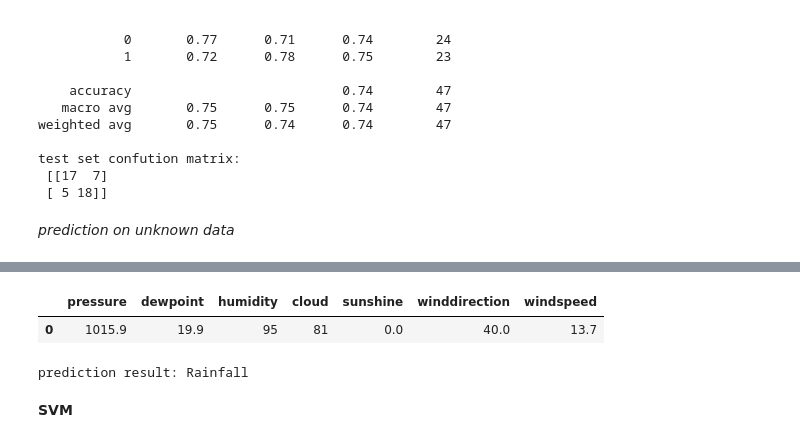
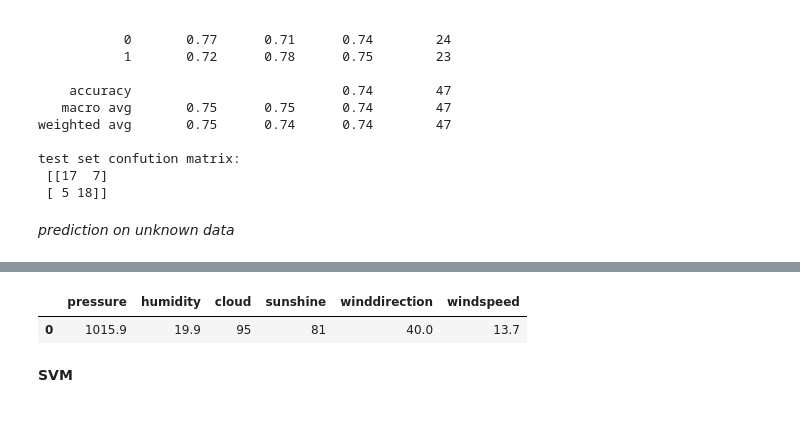
Before and after one commit to malsha91/Rainfall-Prediction, a Jupyter notebook: Rainfall.ipynb, the cells around one changed output, grey strips where cells are left out. Drawn from its saved outputs; the diff is of its cells as text; code cells hidden in the pictures.

```diff
--- a/Rainfall.ipynb
+++ b/Rainfall.ipynb
@@ -272,5 +364,5 @@ The boxplots show that most variables follow a fairly stable range, but several
 # %%
 #drop highly correlated columns
-data = data.drop(columns=['maxtemp', 'temparature', 'mintemp'])
+data = data.drop(columns=['maxtemp', 'temparature', 'mintemp',"dewpoint"])
 data.head()
 # %% [output]
@@ -380,0 +488,13 @@ X_train, X_test, y_train, y_test = train_test_split(X, y, test_size=0.2, random_
+# %%
+scaler = StandardScaler()
+X_train_scaled = scaler.fit_transform(X_train)
+X_test_scaled = scaler.transform(X_test)
+# %%
+log_reg = LogisticRegression(max_iter=1000)
+log_reg.fit(X_train_scaled, y_train)
+
+y_pred = log_reg.predict(X_test_scaled)
+
+print(confusion_matrix(y_test, y_pred))
+print(classification_report(y_test, y_pred))
+print("Accuracy:", accuracy_score(y_test, y_pred))
@@ -409,14 +542,26 @@ Base RF Confusion Matrix:
 # %%
 rf_model = RandomForestClassifier(random_state=42)
-parameter_grid = {
+
+param_dist = {
     'n_estimators': [50, 100, 200],
     'max_depth': [None, 10, 20, 30],
     'min_samples_split': [2, 5, 10],
     'min_samples_leaf': [1, 2, 4],
     "max_features": ['sqrt', 'log2']
 }
-#hyperparameter tuning using GridSearchCV
-grid_search = GridSearchCV(estimator=rf_model, param_grid=parameter_grid,
-                           cv=5, n_jobs=-1, verbose=2,scoring='accuracy')
-grid_search.fit(X_train, y_train)
+
+random_search = RandomizedSearchCV(
+    estimator=rf_model,
+    param_distributions=param_dist,
+    n_iter=20,              # only test 20 random combos
+    cv=5,
+    n_jobs=-1,
+    random_state=42,
+    verbose=2,
+    scoring='accuracy'
+)
+
+random_search.fit(X_train, y_train)
+print(random_search.best_params_)
+print(random_search.best_score_)
 # %% [output]
@@ -482,15 +642,10 @@ Index(['pressure', 'dewpoint', 'humidity', 'cloud', 'sunshine',
       dtype='object')
 # %%
-input_data = (1015.9, 19.9, 95, 81, 0.0,40.0 ,13.7) #example input data
+input_data = (1015.9, 19.9, 95, 81, 40.0, 13.7) #example input data
 input_df = pd.DataFrame([input_data], columns=X_train.columns)
 input_df
 # %% [output]
-|  | pressure | dewpoint | humidity | cloud | sunshine | winddirection | windspeed |
-| 0 | 1015.9 | 19.9 | 95 | 81 | 0.0 | 40.0 | 13.7 |
+|  | pressure | humidity | cloud | sunshine | winddirection | windspeed |
+| 0 | 1015.9 | 19.9 | 95 | 81 | 40.0 | 13.7 |
-# %%
-prediction = best_rf_model.predict(input_df)
-print("prediction result:","Rainfall" if prediction[0]==1 else "No Rainfall" )
-# %% [output]
-prediction result: Rainfall
 # %% [markdown]
 **SVM**
```
Also changed, not shown: parts of 55 cells of this notebook, 2 other files.
